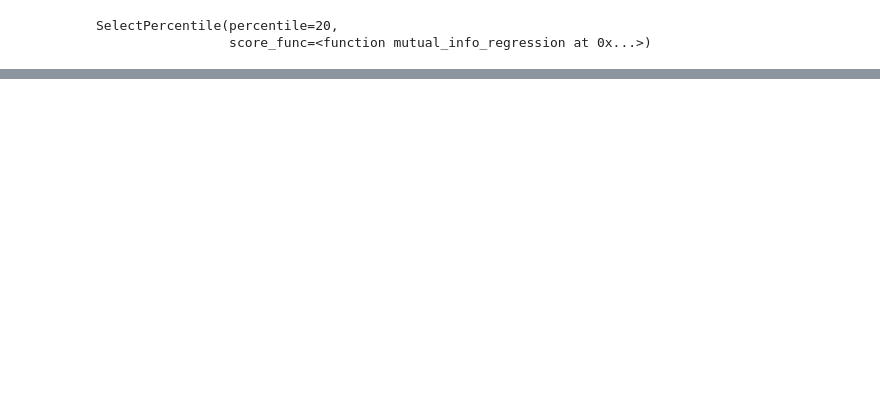
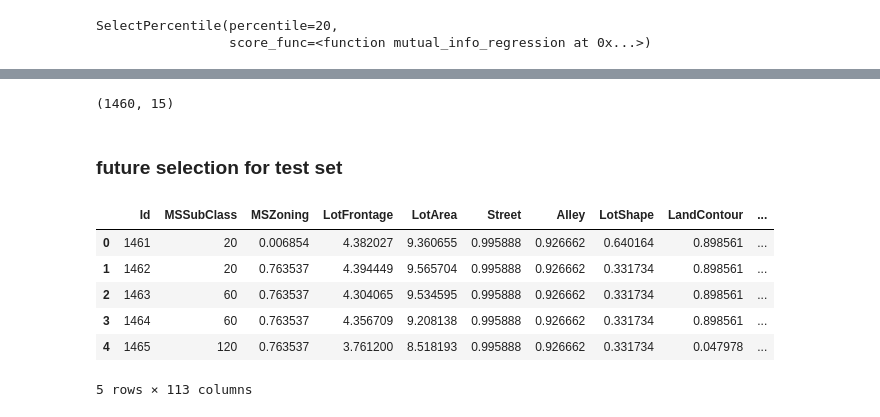
Before and after one commit to Muhliscm/deployed-, a Jupyter notebook: 30052021 Housing data Kaggle/8. Pipline/future selection/20210818 FS-House_price_prediction_kaggle.ipynb, the cells around one changed output, grey strips where cells are left out. Drawn from its saved outputs; the diff is of its cells as text; code cells hidden in the pictures; blank space fills up the shorter version.

```diff
--- a/30052021 Housing data Kaggle/8. Pipline/future selection/20210818 FS-House_price_prediction_kaggle.ipynb
+++ b/30052021 Housing data Kaggle/8. Pipline/future selection/20210818 FS-House_price_prediction_kaggle.ipynb
@@ -162 +171,5 @@ X_train.head()
+# %%
+X_train.shape
+# %% [output]
+(1460, 15)
 # %%
@@ -165,0 +181,15 @@ y_train.to_csv("y_train.csv", index = False)
+# %% [markdown]
+### future selection for test set
+# %%
+# Feature selection for test data
+df = pd.read_csv("C:\\Users\\cm\Desktop\\deployed-\\30052021 Housing data Kaggle\\8. Pipline\\future engineering\\kaggle.csv")
+# %%
+df.head()
+# %% [output]
+|  | Id | MSSubClass | MSZoning | LotFrontage | LotArea | Street | Alley | LotShape | LandContour | ... |
+| 0 | 1461 | 20 | 0.006854 | 4.382027 | 9.360655 | 0.995888 | 0.926662 | 0.640164 | 0.898561 | ... |
+| 1 | 1462 | 20 | 0.763537 | 4.394449 | 9.565704 | 0.995888 | 0.926662 | 0.331734 | 0.898561 | ... |
+| 2 | 1463 | 60 | 0.763537 | 4.304065 | 9.534595 | 0.995888 | 0.926662 | 0.331734 | 0.898561 | ... |
+| 3 | 1464 | 60 | 0.763537 | 4.356709 | 9.208138 | 0.995888 | 0.926662 | 0.331734 | 0.898561 | ... |
+| 4 | 1465 | 120 | 0.763537 | 3.761200 | 8.518193 | 0.995888 | 0.926662 | 0.331734 | 0.047978 | ... |
+5 rows × 113 columns
```
Also changed, not shown: parts of 21 cells of this notebook, 10 other files.
